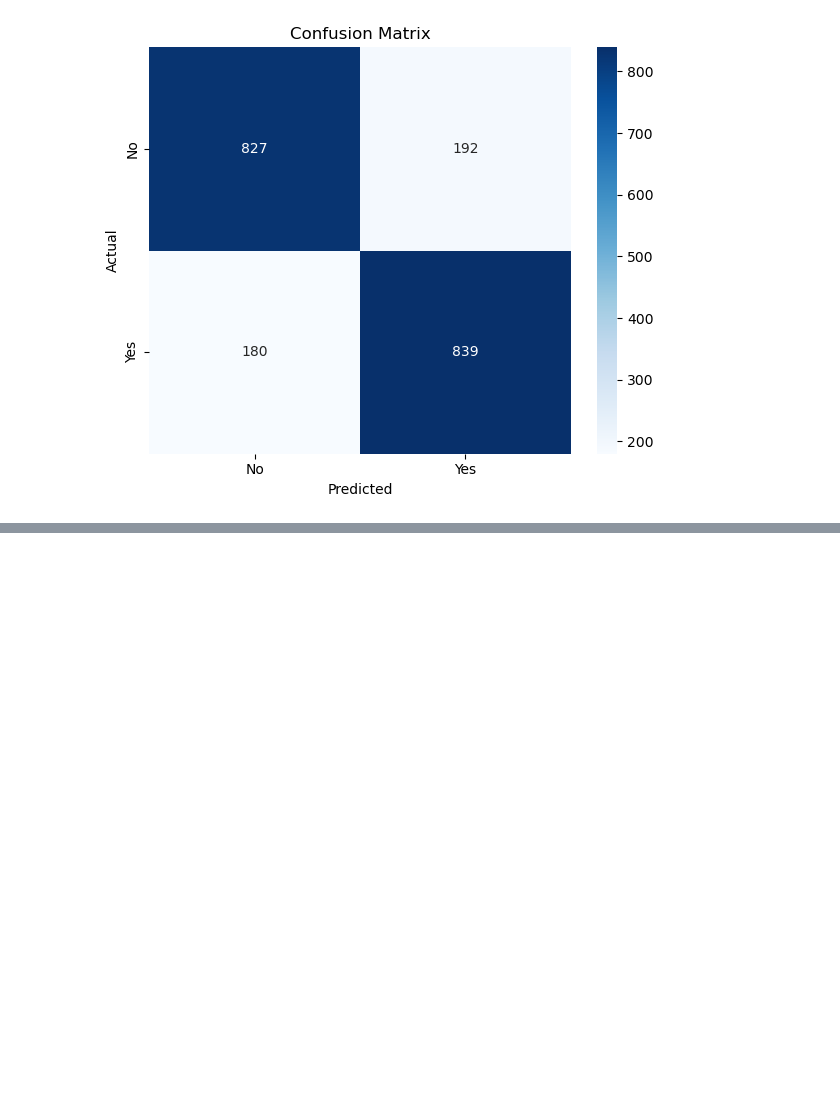
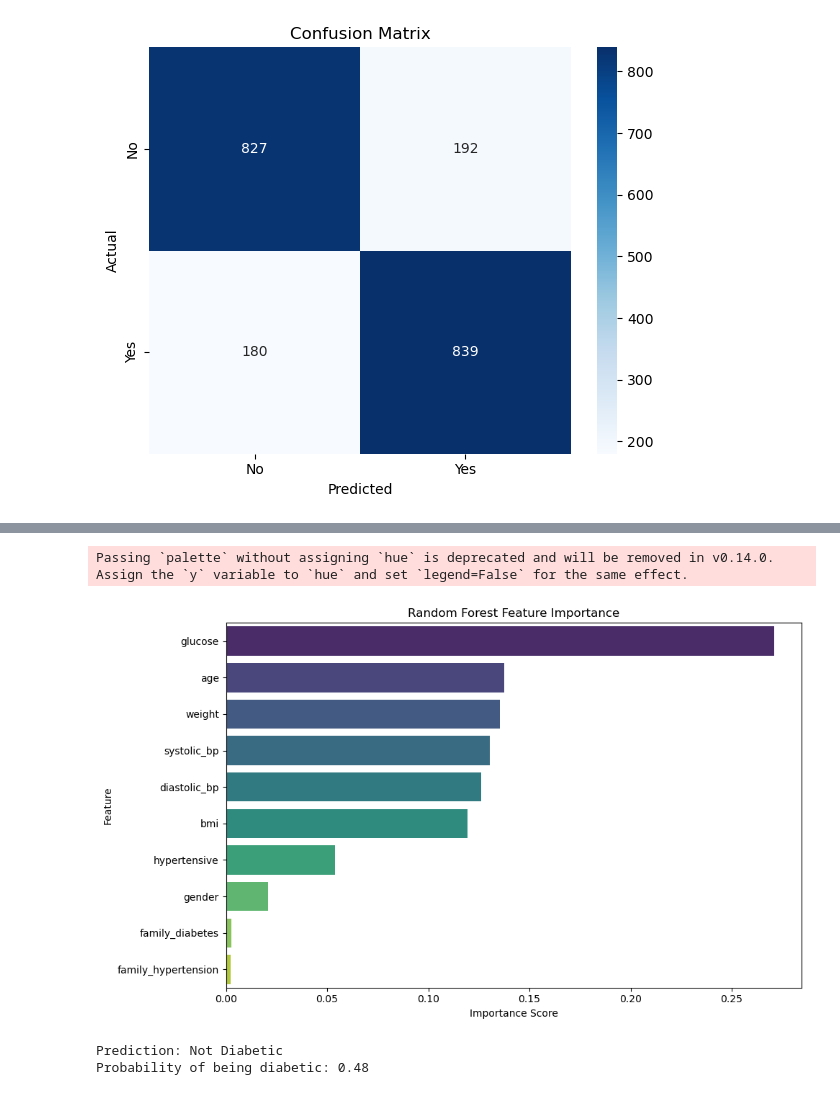
Before and after one commit to JoesphK/DEPIGradProject, a Jupyter notebook: HC.ipynb, the cells around one changed output, grey strips where cells are left out. Drawn from its saved outputs; the diff is of its cells as text; code cells hidden in the pictures; blank space fills up the shorter version.

```diff
--- a/HC.ipynb
+++ b/HC.ipynb
@@ -819,0 +866,50 @@ plt.show()
+# %%
+import matplotlib.pyplot as plt
+import seaborn as sns
+
+# Get feature importances from the model
+importances = model.feature_importances_
+feature_names = X.columns
+
+# Create a DataFrame for better plotting
+feat_imp_df = pd.DataFrame({
+    'Feature': feature_names,
+    'Importance': importances
+}).sort_values(by='Importance', ascending=False)
+
+# Plot
+plt.figure(figsize=(10, 6))
+sns.barplot(x='Importance', y='Feature', data=feat_imp_df, palette='viridis')
+plt.title('Random Forest Feature Importance')
+plt.xlabel('Importance Score')
+plt.ylabel('Feature')
+plt.tight_layout()
+plt.show()
+# %% [output]
+Passing `palette` without assigning `hue` is deprecated and will be removed in v0.14.0. Assign the `y` variable to `hue` and set `legend=False` for the same effect.
+[figure, added]
+# %%
+# Example input (replace with actual values)
+new_data = pd.DataFrame([{
+    'glucose': 350,
+    'hypertensive': 1,           # 1 = Yes, 0 = No
+    'diastolic_bp': 1815,
+    'systolic_bp': 11135,
+    'weight': 75,
+    'age': 52,
+    'gender': 1,                 # e.g., 1 = Male, 0 = Female (based on LabelEncoder)
+    'family_hypertension': 1,    # 1 = Yes
+    'family_diabetes': 0,        # 0 = No
+    'bmi': 28.5
+}])
+
+# Predict probability
+proba = model.predict_proba(new_data)[0][1]
+prediction = model.predict(new_data)[0]
+
+# Output
+print(f"Prediction: {'Diabetic' if prediction == 1 else 'Not Diabetic'}")
+print(f"Probability of being diabetic: {proba:.2f}")
+# %% [output]
+Prediction: Not Diabetic
+Probability of being diabetic: 0.48
```
Also changed, not shown: parts of 4 cells of this notebook.
